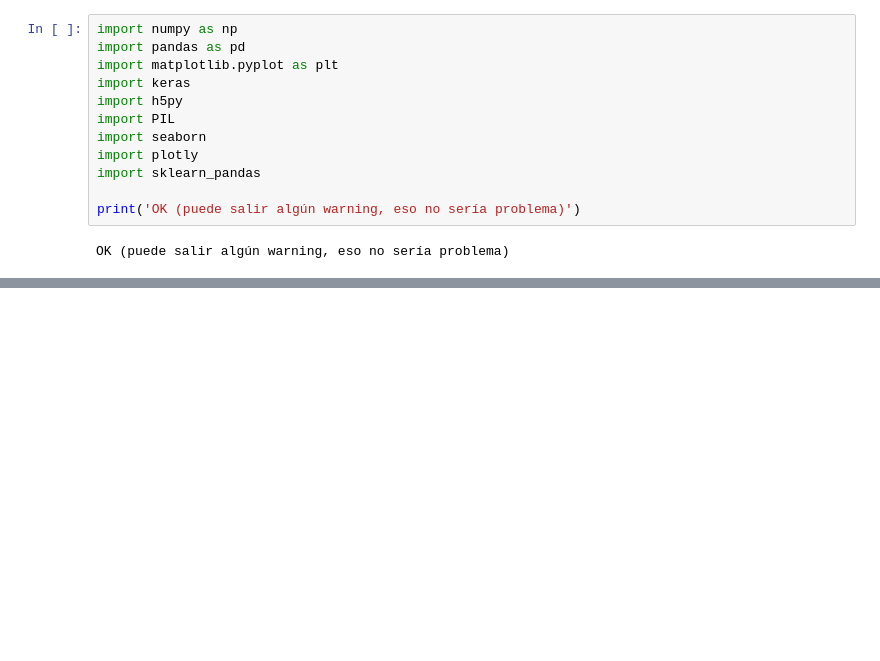
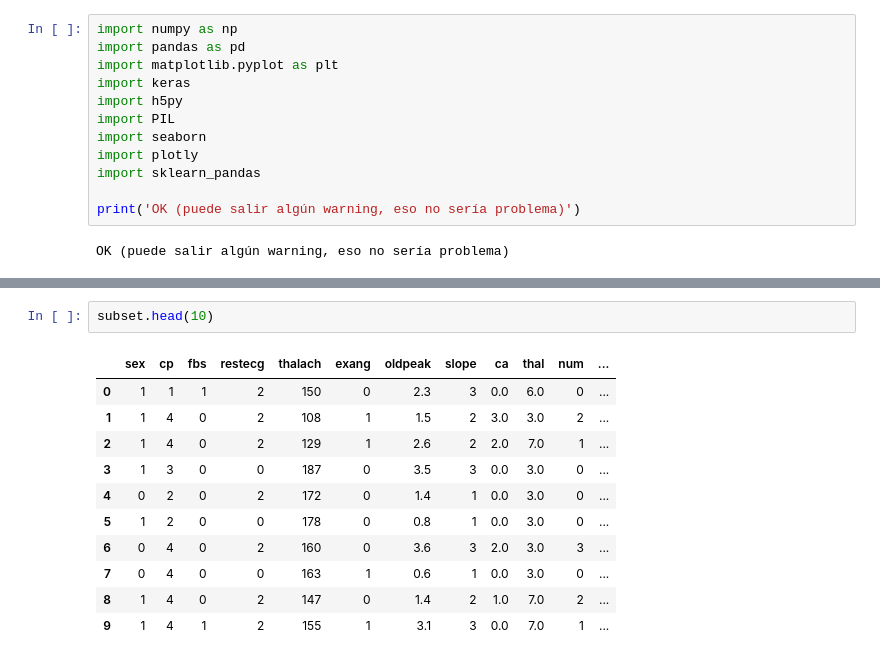
Before and after one commit to IgnacioLopez04/TP_ML_Bellotti_Lopez_Trinchieri, a Jupyter notebook: TP1.ipynb, the cells around one changed output, grey strips where cells are left out. Saved outputs shown, nothing was run; the diff lists cells and outputs as text; blank space fills up the shorter version.

```diff
--- a/TP1.ipynb
+++ b/TP1.ipynb
@@ -19,0 +51,14 @@ FileNotFoundError: [Errno 2] No such file or directory: './heart_disease_data_wi
+# %%
+subset.head(10)
+# %% [output]
+|  | sex | cp | fbs | restecg | thalach | exang | oldpeak | slope | ca | thal | num | ... |
+| 0 | 1 | 1 | 1 | 2 | 150 | 0 | 2.3 | 3 | 0.0 | 6.0 | 0 | ... |
+| 1 | 1 | 4 | 0 | 2 | 108 | 1 | 1.5 | 2 | 3.0 | 3.0 | 2 | ... |
+| 2 | 1 | 4 | 0 | 2 | 129 | 1 | 2.6 | 2 | 2.0 | 7.0 | 1 | ... |
+| 3 | 1 | 3 | 0 | 0 | 187 | 0 | 3.5 | 3 | 0.0 | 3.0 | 0 | ... |
+| 4 | 0 | 2 | 0 | 2 | 172 | 0 | 1.4 | 1 | 0.0 | 3.0 | 0 | ... |
+| 5 | 1 | 2 | 0 | 0 | 178 | 0 | 0.8 | 1 | 0.0 | 3.0 | 0 | ... |
+| 6 | 0 | 4 | 0 | 2 | 160 | 0 | 3.6 | 3 | 2.0 | 3.0 | 3 | ... |
+| 7 | 0 | 4 | 0 | 0 | 163 | 1 | 0.6 | 1 | 0.0 | 3.0 | 0 | ... |
+| 8 | 1 | 4 | 0 | 2 | 147 | 0 | 1.4 | 2 | 1.0 | 7.0 | 2 | ... |
+| 9 | 1 | 4 | 1 | 2 | 155 | 1 | 3.1 | 3 | 0.0 | 7.0 | 1 | ... |
```
Also changed, not shown: parts of 10 cells of this notebook.
